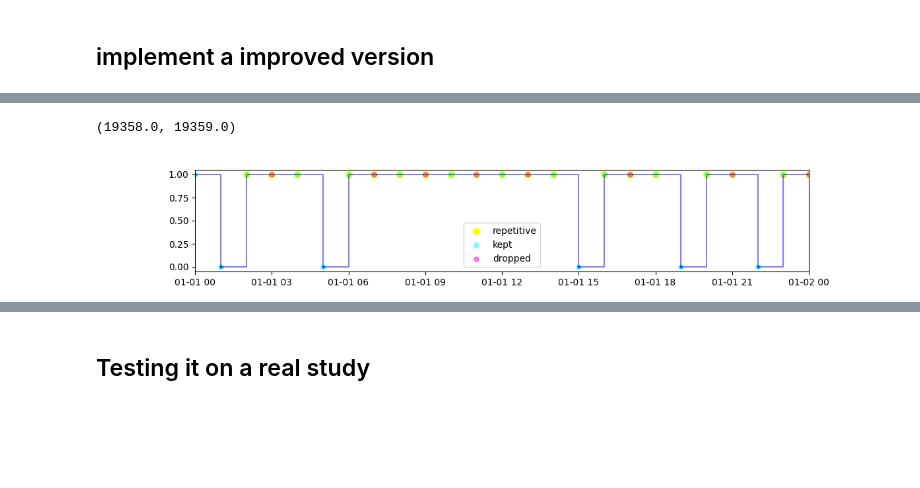
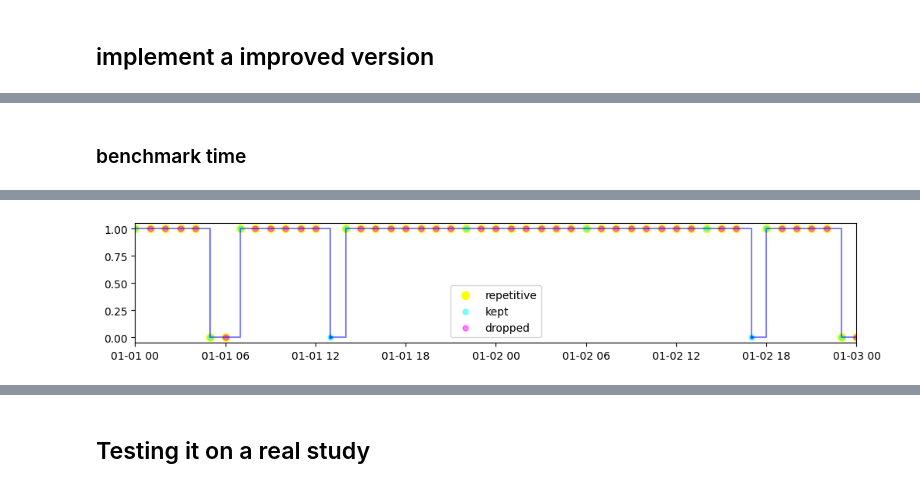
Before and after one commit to nudgebg/egvinsulin, a Jupyter notebook: notebooks/2024-04-25 - Dropping Repetitive Values.ipynb, the cells around one changed output, grey strips where cells are left out. Drawn from its saved outputs; the diff is of its cells as text; code cells hidden in the pictures; blank space fills up the shorter version.

```diff
--- a/notebooks/2024-04-25 - Dropping Repetitive Values.ipynb
+++ b/notebooks/2024-04-25 - Dropping Repetitive Values.ipynb
@@ -321,19 +325,20 @@ plt.legend()
 [figure]
 # %% [markdown]
 ## Benchmark speed
-# %%
-n_samples = 100000
-max_duration = pd.Timedelta(hours=2)
-basal_rate = np.random.choice([0,1,1,1,1,1], size=n_samples)
-datetime = pd.date_range(start='2023-01-01', periods=n_samples, freq='1h')
-df = pd.DataFrame({'datetime': datetime, 'basal_rate': basal_rate})
 # %%
 import line_profiler
+
+#dataset
+n_samples = 100000
+basal_rate = np.random.choice([0,1,1,1,1,1], size=n_samples)
+datetime = pd.date_range(start='2023-01-01', periods=n_samples, freq='1h')
+df_large = pd.DataFrame({'datetime': datetime, 'basal_rate': basal_rate})
+
+# Line profiler
 lp = line_profiler.LineProfiler()
 lp.add_function(get_repetitive_indexes)
 get_repetitive_indexes_wrapper = lp.wrap_function(get_repetitive_indexes)
-
-i_all_repetitives, i_keep, i_drop = get_repetitive_indexes_wrapper(df, 'datetime', 'basal_rate', max_duration=max_duration)
+i_all_repetitives, i_keep, i_drop = get_repetitive_indexes_wrapper(df_large, 'datetime', 'basal_rate', max_duration=max_duration)
 
 lp.print_stats()
 stats = lp.get_stats()
@@ -363,39 +436,13 @@ Execution time 5.498270 seconds
+# %% [markdown]
+### benchmark time
 # %%
-def get_repetitive_indexes_improved(df, datetime_col, value_col, max_duration):
-    df = df.sort_values(datetime_col)
-    grp = get_repetitive_groups(df,datetime_col,value_col)
-    i_all_repetitives = grp[grp.map(grp.value_counts()) > 1].index
-
-    #keep last value
-    grp.iloc[-1] += 1
-
-    #subsplit groups
-    #df['grp'] = grp
-    dur = (df.datetime-df.datetime.iloc[0])
-    dur = dur - dur.groupby(grp).transform('first')#within group duration
-    sub_grp = dur//max_duration
-
-    final_grp = grp*10000 + sub_grp
-    df['grp'] = grp
-    df['dur'] = dur
-    df['sub_grp'] = sub_grp
-
-
-    #keep only the first of each subgroup
-    i_keep = final_grp[final_grp.duplicated(keep='first') == False].index
-    i_drop = np.setdiff1d(i_all_repetitives, i_keep)
-    return i_all_repetitives, i_keep, i_drop
-
-    #return df.drop(i_drop)
-
+%matplotlib inline
 import line_profiler
 lp = line_profiler.LineProfiler()
 lp.add_function(get_repetitive_indexes_improved)
 get_repetitive_indexes_wrapper = lp.wrap_function(get_repetitive_indexes_improved)
 
-i_all_repetitives, i_keep, i_drop = get_repetitive_indexes_wrapper(df, 'datetime', 'basal_rate', max_duration=max_duration)
-display(temp.head(15))
-
+i_all_repetitives, i_keep, i_drop = get_repetitive_indexes_wrapper(df_large, 'datetime', 'basal_rate', max_duration=max_duration)
 lp.print_stats()
 stats = lp.get_stats()
 for key in stats.timings.keys():
@@ -403,16 +450,22 @@ for key in stats.timings.keys():
     print(f'Execution time {sum([t[2] for t in stats.timings[key]])/1000000000:.6f} seconds')
 
 
+#compare the sum
+td_original = integrate_zoh(df_large)
+td_improved = integrate_zoh(df_large.drop(i_drop))
+print(f"The integraals are {td_original} and {td_improved}, difference {td_original-td_improved}")
+print(f"Original df has {len(df_large)} rows, filtered df has {len(df_large.drop(i_drop))} rows")
+
+
 plt.figure(figsize=(12, 2)); ax=plt.gca()
-draw_basal(df,ax)
-temp = df.loc[i_all_repetitives]
-plt.scatter(temp['datetime'], temp['basal_rate'], s=50, color='yellow',marker='o',alpha=1,label='repetitive')
-
-temp = df.loc[i_keep]
-plt.scatter(temp['datetime'], temp['basal_rate'], s=25, color='cyan',marker='o',alpha=.5,label='kept')
-temp = df.loc[i_drop]
-plt.scatter(temp['datetime'], temp['basal_rate'], s=25, color='magenta',marker='o',alpha=.5,label='dropped')
+draw_basal(df_large,ax)
+temp = df_large.loc[i_all_repetitives]
+ax.scatter(temp['datetime'], temp['basal_rate'], s=50, color='yellow',marker='o',alpha=1,label='repetitive')
+temp = df_large.loc[i_keep]
+ax.scatter(temp['datetime'], temp['basal_rate'], s=25, color='cyan',marker='o',alpha=.5,label='kept')
+temp = df_large.loc[i_drop]
+ax.scatter(temp['datetime'], temp['basal_rate'], s=25, color='magenta',marker='o',alpha=.5,label='dropped')
 plt.legend()
-
-plt.xlim(df['datetime'].min(), df['datetime'].min() + pd.Timedelta(hours=24))
+plt.xlim(df_large.datetime.min(),df_large.datetime.min()+pd.Timedelta(hours=48))
+plt.show()
 # %% [output]
@@ -452,2 +489 @@ Execution time 0.015711 seconds
-(19358.0, 19359.0)
-[figure, old version]
+[figure, new version]
```
Also changed, not shown: parts of 21 cells of this notebook.
